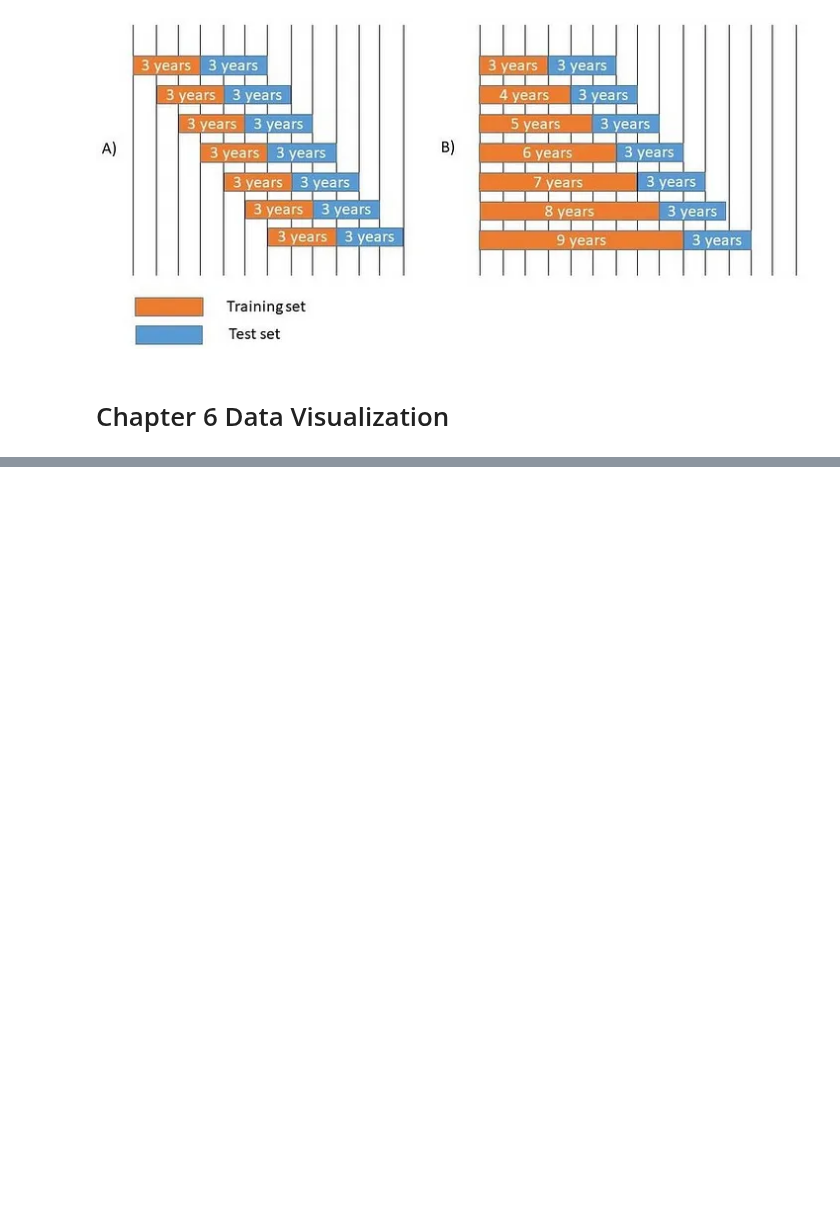
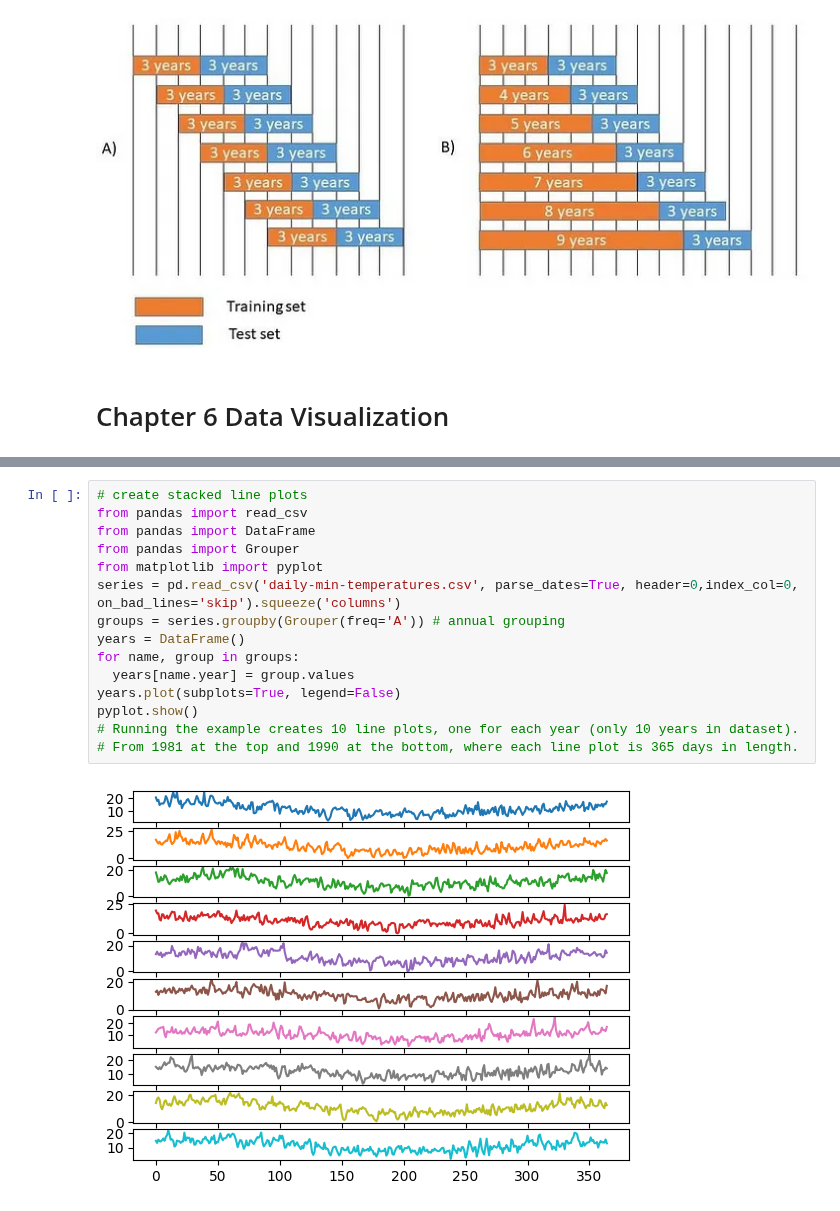
Before and after one commit to gregorywmorris/guided_projects, a Jupyter notebook: time_series/introduction_to_series_forecasting.ipynb, the cells around one changed output, grey strips where cells are left out. Drawn from its saved outputs; the diff is of its cells as text; blank space fills up the shorter version.

```diff
--- a/time_series/introduction_to_series_forecasting.ipynb
+++ b/time_series/introduction_to_series_forecasting.ipynb
@@ -167,0 +187,17 @@ print(dataframe.head(5))
+# %%
+# create stacked line plots
+from pandas import read_csv
+from pandas import DataFrame
+from pandas import Grouper
+from matplotlib import pyplot
+series = pd.read_csv('daily-min-temperatures.csv', parse_dates=True, header=0,index_col=0, on_bad_lines='skip').squeeze('columns')
+groups = series.groupby(Grouper(freq='A')) # annual grouping
+years = DataFrame()
+for name, group in groups:
+  years[name.year] = group.values
+years.plot(subplots=True, legend=False)
+pyplot.show()
+# Running the example creates 10 line plots, one for each year (only 10 years in dataset).
+# From 1981 at the top and 1990 at the bottom, where each line plot is 365 days in length.
+# %% [output]
+[figure, added]
```
Also changed, not shown: parts of 11 cells of this notebook.
